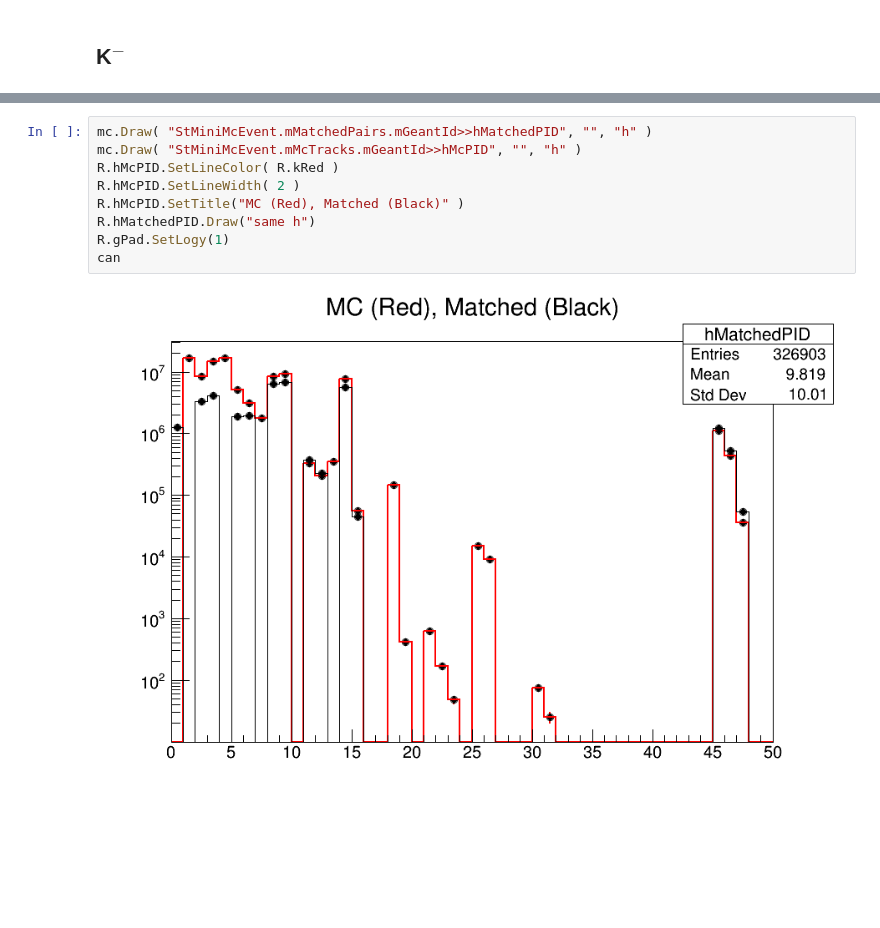
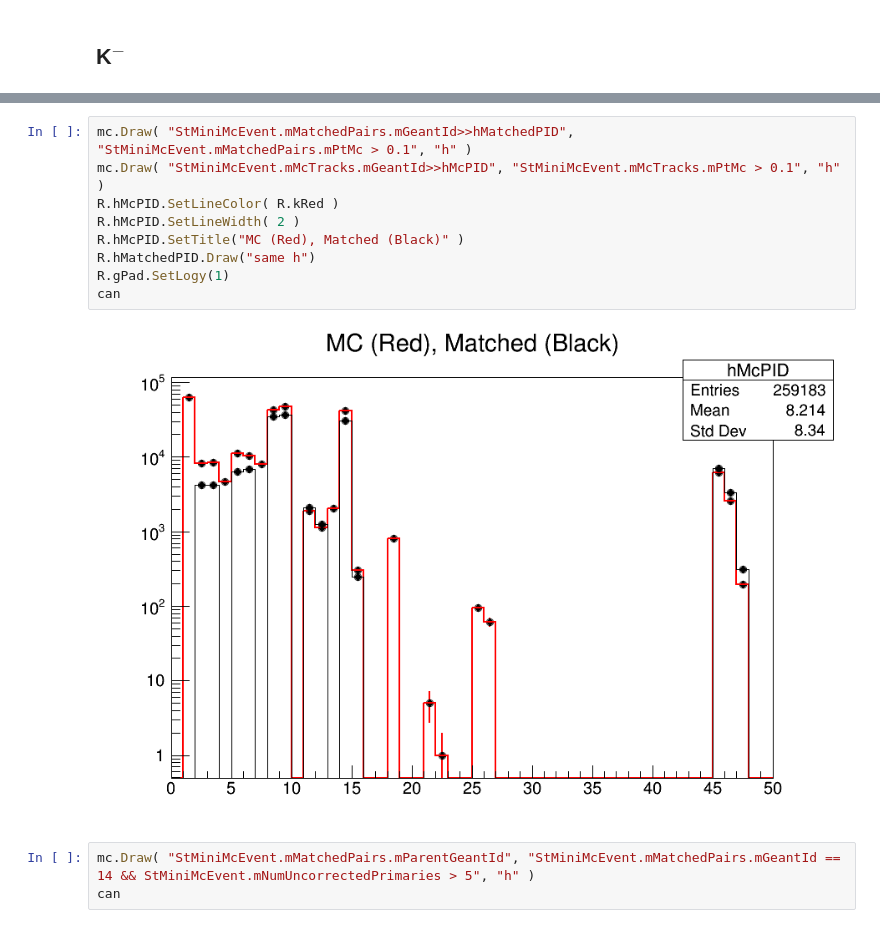
Before and after one commit to jdbrice/ipyLog, a Jupyter notebook: Rcp/urqmd/Preview_Energy_Loss.ipynb, the cells around one changed output, grey strips where cells are left out. Drawn from its saved outputs; the diff is of its cells as text; blank space fills up the shorter version.

```diff
--- a/Rcp/urqmd/Preview_Energy_Loss.ipynb
+++ b/Rcp/urqmd/Preview_Energy_Loss.ipynb
@@ -74,11 +74,14 @@ can
 # %%
-mc.Draw( "StMiniMcEvent.mMatchedPairs.mGeantId>>hMatchedPID", "", "h" )
-mc.Draw( "StMiniMcEvent.mMcTracks.mGeantId>>hMcPID", "", "h" )
+mc.Draw( "StMiniMcEvent.mMatchedPairs.mGeantId>>hMatchedPID", "StMiniMcEvent.mMatchedPairs.mPtMc > 0.1", "h" )
+mc.Draw( "StMiniMcEvent.mMcTracks.mGeantId>>hMcPID", "StMiniMcEvent.mMcTracks.mPtMc > 0.1", "h" )
 R.hMcPID.SetLineColor( R.kRed )
 R.hMcPID.SetLineWidth( 2 )
 R.hMcPID.SetTitle("MC (Red), Matched (Black)" )
 R.hMatchedPID.Draw("same h")
 R.gPad.SetLogy(1)
 can
 # %% [output]
-[figure, old version]
+[figure, new version]
+# %%
+mc.Draw( "StMiniMcEvent.mMatchedPairs.mParentGeantId", "StMiniMcEvent.mMatchedPairs.mGeantId == 14 && StMiniMcEvent.mNumUncorrectedPrimaries > 5", "h" )
+can
```
Also changed, not shown: parts of 14 cells of this notebook, 2 other files.
